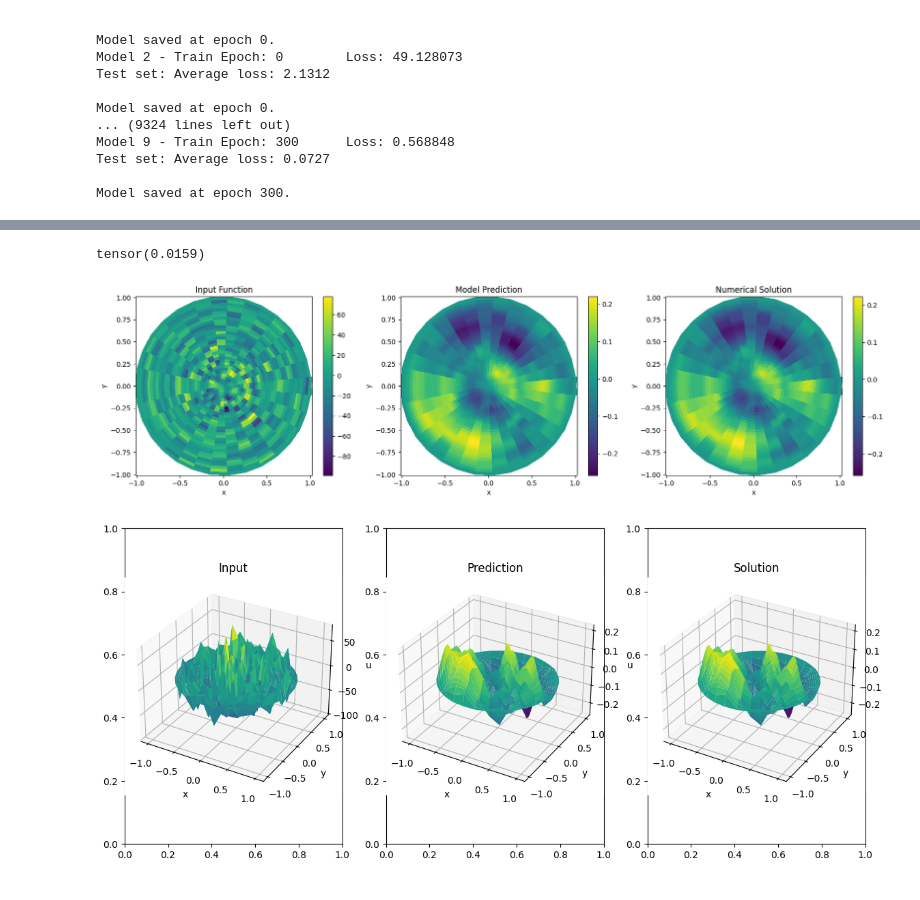
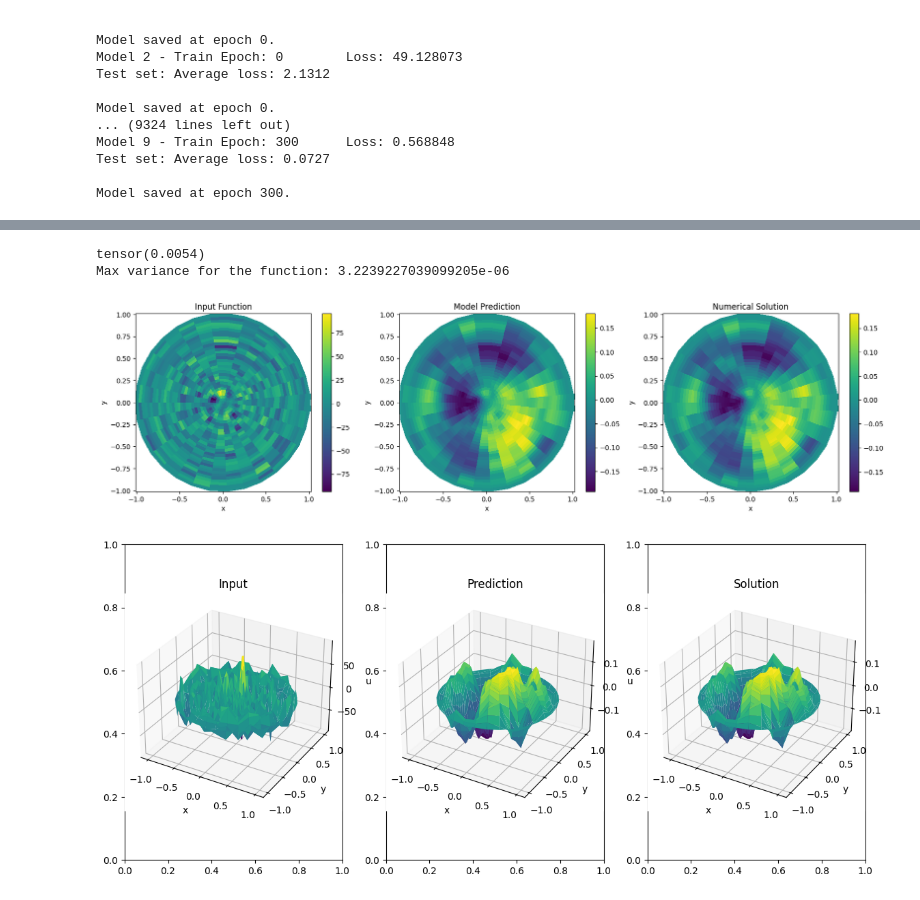
Before and after one commit to frasermartinx/MScProject, a Jupyter notebook: code/plot_visualizer.ipynb, the cells around one changed output, grey strips where cells are left out. Drawn from its saved outputs; the diff is of its cells as text; code cells hidden in the pictures.

```diff
--- a/code/plot_visualizer.ipynb
+++ b/code/plot_visualizer.ipynb
@@ -11,7 +11,7 @@ import scipy.sparse as sp
 from neuralop import LpLoss
 M = 10
 model_list = [FNO2D(n_modes= 12, hidden_channels=64,in_ch=3,non_linearity=F.gelu) for i in range(M)]
-save_dir = "./checkpoints_circletest_multi_10"
+save_dir = "./checkpoints_circle_multi_10_500"
 optimizer_list = [torch.optim.Adam(model_list[i].parameters(), lr=1e-3,weight_decay=1e-4) for i in range(M)]
 
 scheduler_list = [torch.optim.lr_scheduler.StepLR(optimizer_list[i],step_size=100,gamma = 0.5) for i in range(M)]
@@ -19,7 +19,7 @@ scheduler_list = [torch.optim.lr_scheduler.StepLR(optimizer_list[i],step_size=10
 train_loss = LpLoss(d = 2, p = 2, reductions = "sum")
 
 #load the model if needed
-a = 0
+a = 1
 if a == 1:
 
     for i in range(0,M):
@@ -254,6 +255,6 @@ plt.show()
 # %%
 N = 32
-r_range = np.linspace(1e-8,1,N)
+r_range = np.linspace(0,1,N)
 theta_range = np.linspace(0,2*np.pi, N)
 R,Theta = np.meshgrid(r_range, theta_range)
 
@@ -339,27 +348,29 @@ tensor(0.0159)
 # %%
 #rotations
 n_theta = sample.size(-1)
 #have to rotate by 90 in the r direction because of indexing
-sample = torch.roll(sample,shifts = n_theta//2, dims = 2)
-solution = torch.roll(solution,shifts = n_theta//2, dims = 2)
+sample = torch.roll(sample,shifts = n_theta//4, dims = 2)
+solution = torch.roll(solution,shifts = n_theta//4, dims = 2)
 
 
 #preprocessing
 out = [model_list[i](sample) for i in range(M)]
 out = [torch.tensor(output_encoder.inverse_transform(out[i].detach().cpu())).to(device) for i in range(M)]
 
 #var on model scale
-mu_seen = torch.mean(torch.stack([out[i] for i in range(M)]),dim=0).to(device)
-var_seen = (torch.mean(torch.stack([torch.square(out[i] - mu_seen) for i in range(M)],dim=0), dim = 0))
+mu_test_rot = torch.mean(torch.stack([out[i] for i in range(M)]),dim=0).to(device)
+var_test_rot = (torch.mean(torch.stack([torch.square(out[i] - mu_test_rot) for i in range(M)],dim=0), dim = 0))
 
 
-print(train_loss(mu_seen,solution))
+print(train_loss(mu_test_rot,solution))
+print(f"Max variance for the function: {torch.max(var_test_rot).item()}")
 
 
 
-plotter(input_encoder.inverse_transform(sample)[0,0,:,:],mu_seen[0,0,:,:], solution[0,0,:,:], r_range, theta_range)
-plotter_3D(input_encoder.inverse_transform(test_loader.dataset[i][0].unsqueeze(0))[0,0,:,:],mu_seen[0,0,:,:], solution[0,0,:,:], r_range, theta_range)
+plotter(input_encoder.inverse_transform(sample)[0,0,:,:],mu_test_rot[0,0,:,:], solution[0,0,:,:], r_range, theta_range)
+plotter_3D(input_encoder.inverse_transform(test_loader.dataset[i][0].unsqueeze(0))[0,0,:,:],mu_test_rot[0,0,:,:], solution[0,0,:,:], r_range, theta_range)
 # %% [output]
-tensor(0.0159)
+tensor(0.0054)
+Max variance for the function: 3.2239227039099205e-06
-[figure, old version]
+[figure, new version]
-[figure, old version]
+[figure, new version]
```
Also changed, not shown: parts of 6 cells of this notebook.
